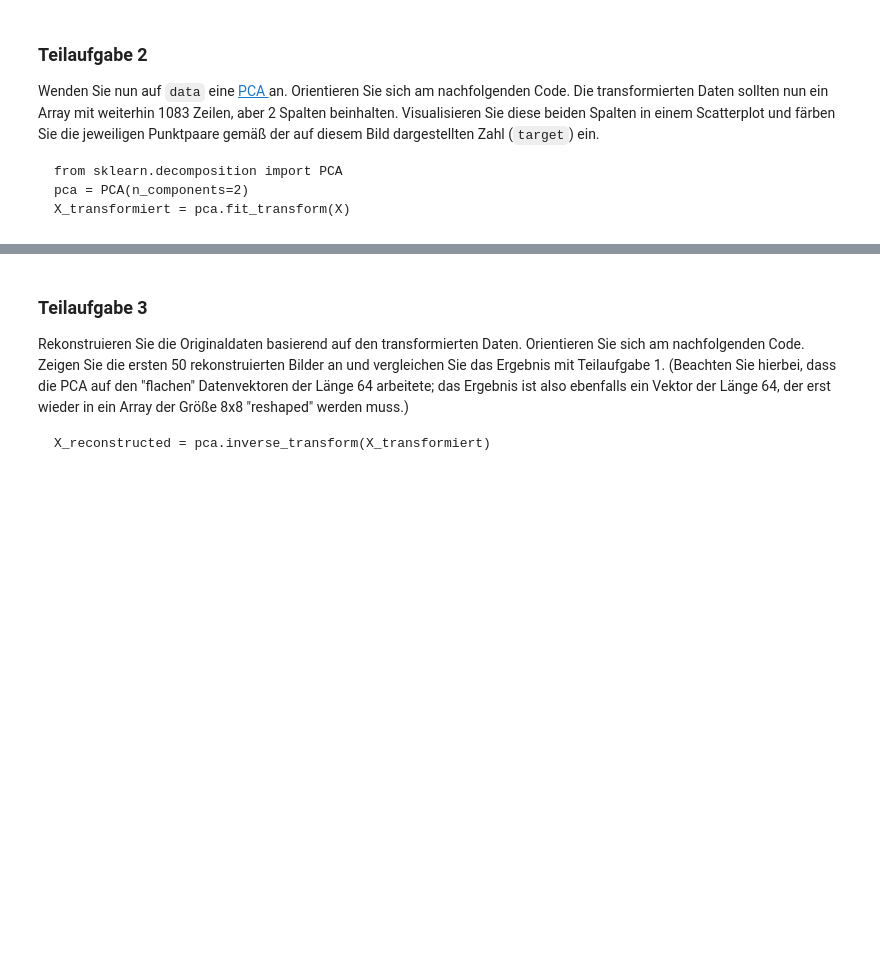
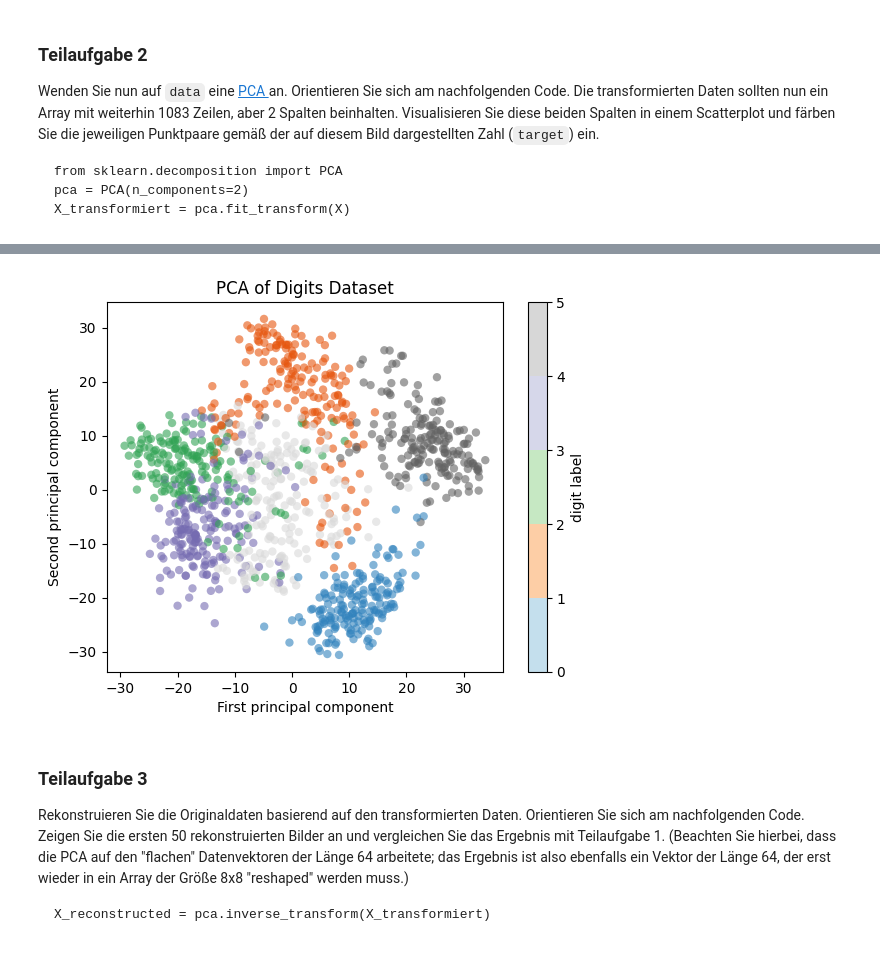
Before and after one commit to MartinElsaesser/data-science, a Jupyter notebook: exercises/exercise19/exercise19.ipynb, the cells around one changed output, grey strips where cells are left out. Drawn from its saved outputs; the diff is of its cells as text; code cells hidden in the pictures; blank space fills up the shorter version.

```diff
--- a/exercises/exercise19/exercise19.ipynb
+++ b/exercises/exercise19/exercise19.ipynb
@@ -23,0 +57,5 @@ X_transformiert = pca.fit_transform(X)
+# %%
+from sklearn.decomposition import PCA
+pca = PCA(n_components=2)
+X_transformed = pca.fit_transform(data)
+X_transformed.shape
@@ -24,3 +74,23 @@ X_transformiert = pca.fit_transform(X)
+# %%
+import numpy as np
+
+plt.scatter(X_transformed[:, 0], X_transformed[:, 1], c=target, edgecolor='none', alpha=0.6,
+			cmap="tab20c")
+
+
+unique_target = np.unique(target)
+
+cbar = plt.colorbar(boundaries=unique_target, ticks=unique_target)
+
+
+
+cbar.set_label('digit label')
+plt.xlabel('First principal component')
+plt.ylabel('Second principal component')
+plt.title('PCA of Digits Dataset')
+plt.show()
+# %% [output]
+[figure, added]
 # %% [markdown]
 ### Teilaufgabe 3
 Rekonstruieren Sie die Originaldaten basierend auf den transformierten Daten. Orientieren Sie sich am nachfolgenden Code. Zeigen Sie die ersten 50 rekonstruierten Bilder an und vergleichen Sie das Ergebnis mit Teilaufgabe 1. (Beachten Sie hierbei, dass die PCA auf den "flachen" Datenvektoren der Länge 64 arbeitete; das Ergebnis ist also ebenfalls ein Vektor der Länge 64, der erst wieder in ein Array der Größe 8x8 "reshaped" werden muss.)
```
Also changed, not shown: parts of 15 cells of this notebook.
